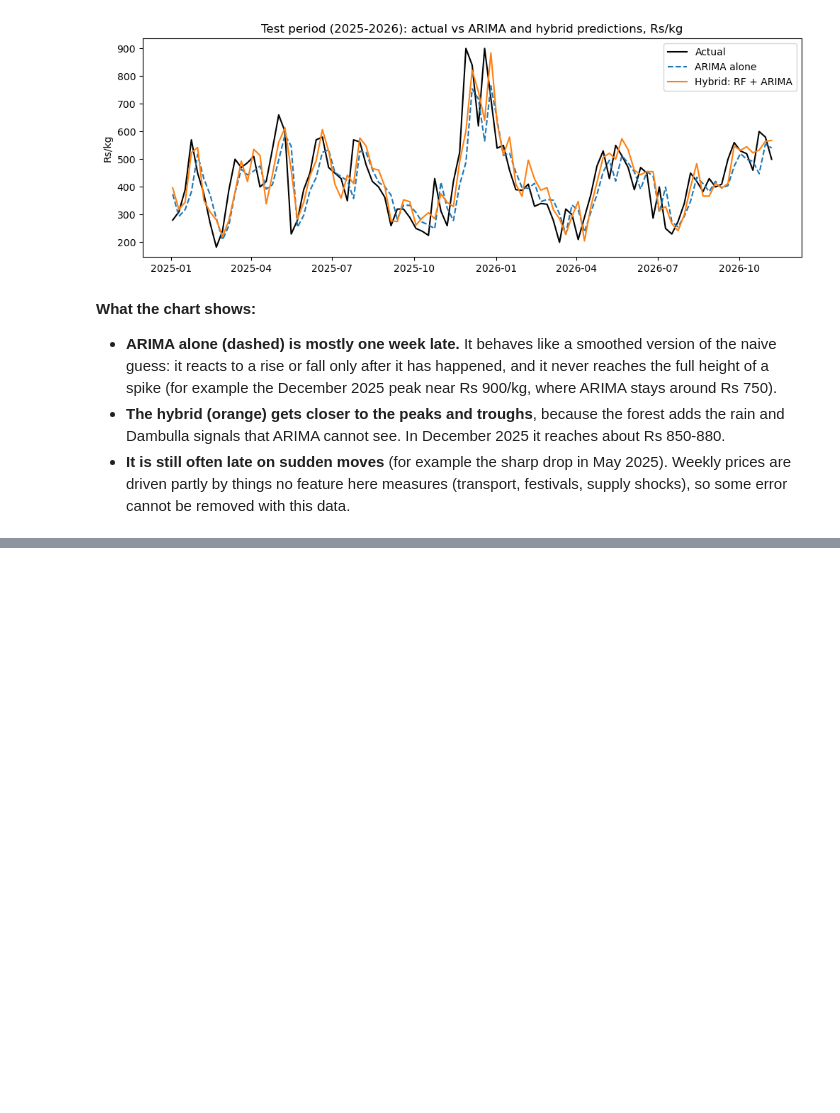
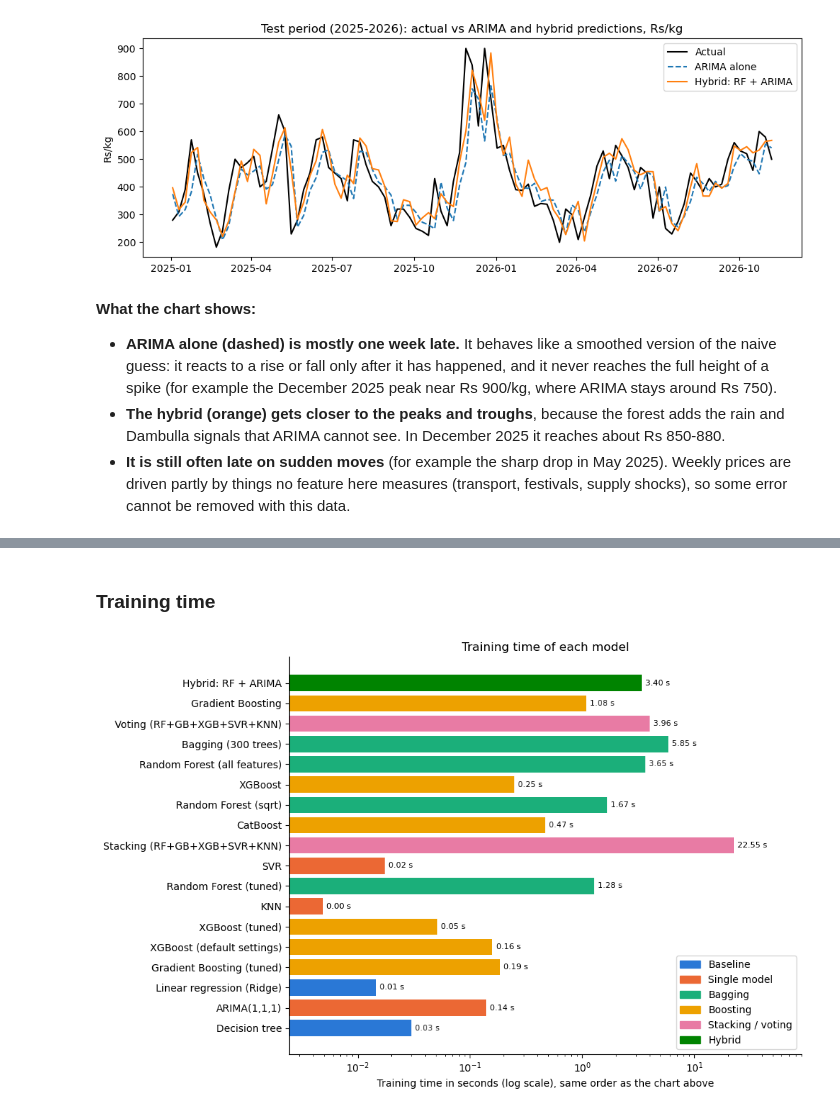
Before and after one commit to renulucshmi/pettah-beans-price-forecast, a Jupyter notebook: ensemble_assignment.ipynb, the cells around one changed output, grey strips where cells are left out. Cells and saved outputs as stored; diff of their text form; code cells hidden in the pictures; blank space fills up the shorter version.

```diff
--- a/ensemble_assignment.ipynb
+++ b/ensemble_assignment.ipynb
@@ -1395,0 +1486,19 @@ res.to_csv("results/results_step9_hybrid.csv")
+# %% [markdown]
+### Training time
+# %%
+timed = order[order["train_time_s"] > 0]      # naive and seasonal naive need no training
+
+fig, ax = plt.subplots(figsize=(10, 6.5))
+ax.barh(timed.index, timed["train_time_s"], color=timed["family"].map(family_colors))
+for y, v in enumerate(timed["train_time_s"]):
+    ax.text(v * 1.08, y, f"{v:.2f} s", va="center", fontsize=8)
+ax.set_xscale("log")
+ax.set_xlim(timed["train_time_s"].min() / 2, timed["train_time_s"].max() * 4)
+ax.set_xlabel("Training time in seconds (log scale), same order as the chart above")
+ax.set_title("Training time of each model")
+ax.legend(family_legend, family_colors.keys(), loc="lower right")
+ax.spines[["top", "right"]].set_visible(False)
+plt.tight_layout()
+plt.show()
+# %% [output]
+[figure, added]
```
Also changed, not shown: parts of 20 cells of this notebook, 7 other files.
